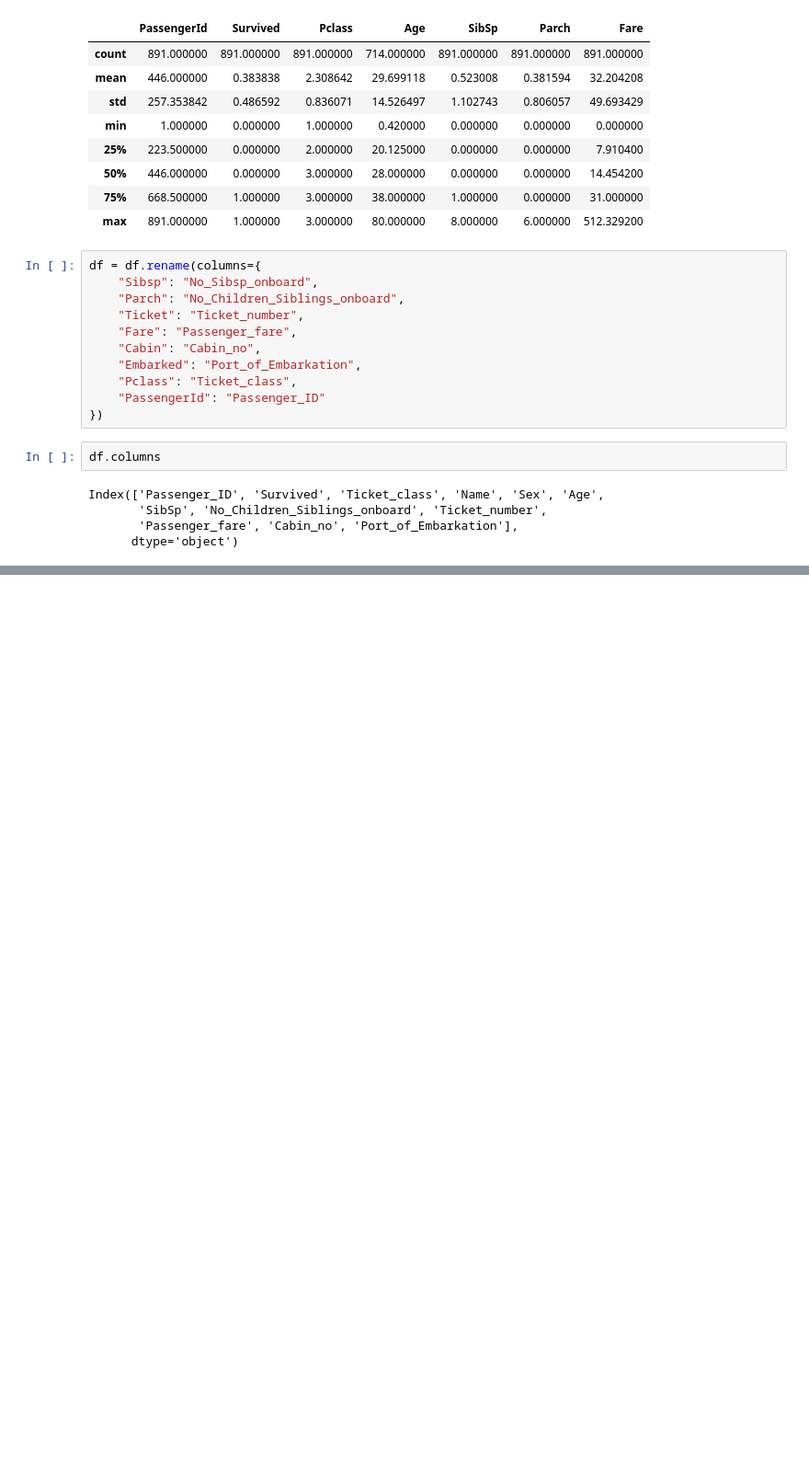
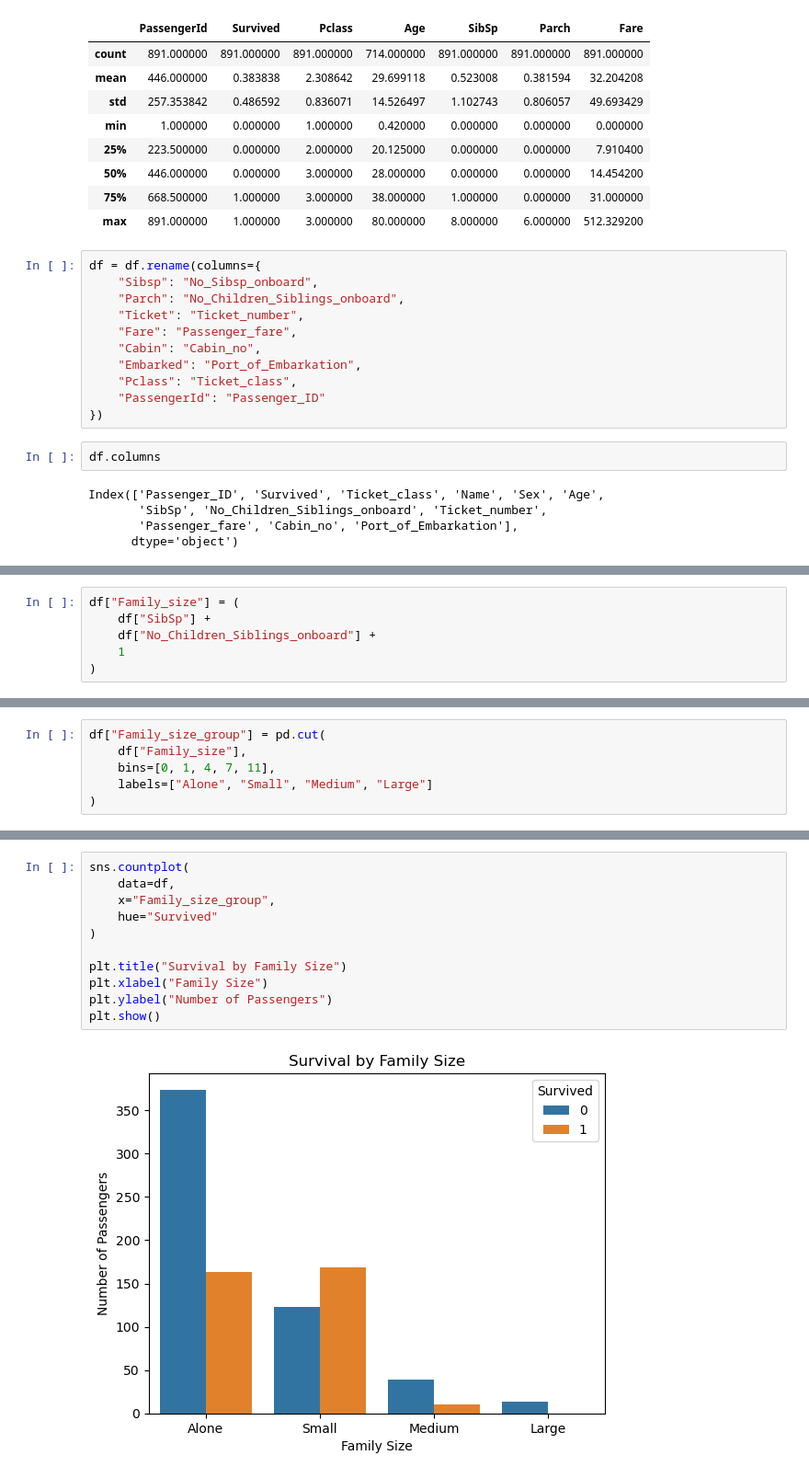
Before and after one commit to andylart/Titanic-Survival-Analysis, a Jupyter notebook: Titanic survival Analysis Notebook.ipynb, the cells around one changed output, grey strips where cells are left out. Shown at 92% size. Cells and saved outputs as stored; diff of their text form; blank space fills up the shorter version.

```diff
--- a/Titanic survival Analysis Notebook.ipynb
+++ b/Titanic survival Analysis Notebook.ipynb
@@ -74,0 +387,6 @@ df.head()
+# %%
+df["Family_size"] = (
+    df["SibSp"] +
+    df["No_Children_Siblings_onboard"] +
+    1
+)
@@ -74,0 +400,6 @@ df.head()
+# %%
+df["Family_size_group"] = pd.cut(
+    df["Family_size"],
+    bins=[0, 1, 4, 7, 11],
+    labels=["Alone", "Small", "Medium", "Large"]
+)
@@ -74,0 +419,13 @@ df.head()
+# %%
+sns.countplot(
+    data=df,
+    x="Family_size_group",
+    hue="Survived"
+)
+
+plt.title("Survival by Family Size")
+plt.xlabel("Family Size")
+plt.ylabel("Number of Passengers")
+plt.show()
+# %% [output]
+[figure, added]
```
Also changed, not shown: parts of 45 cells of this notebook.
